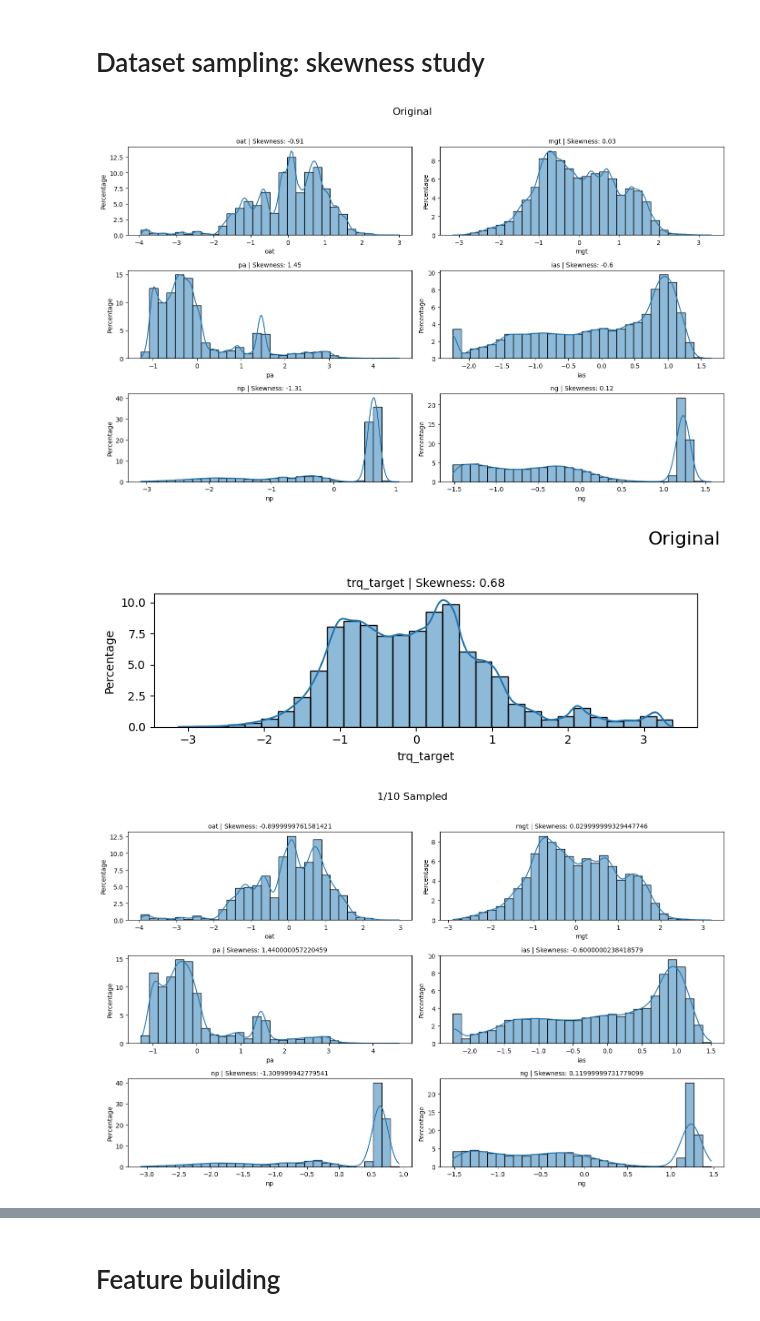
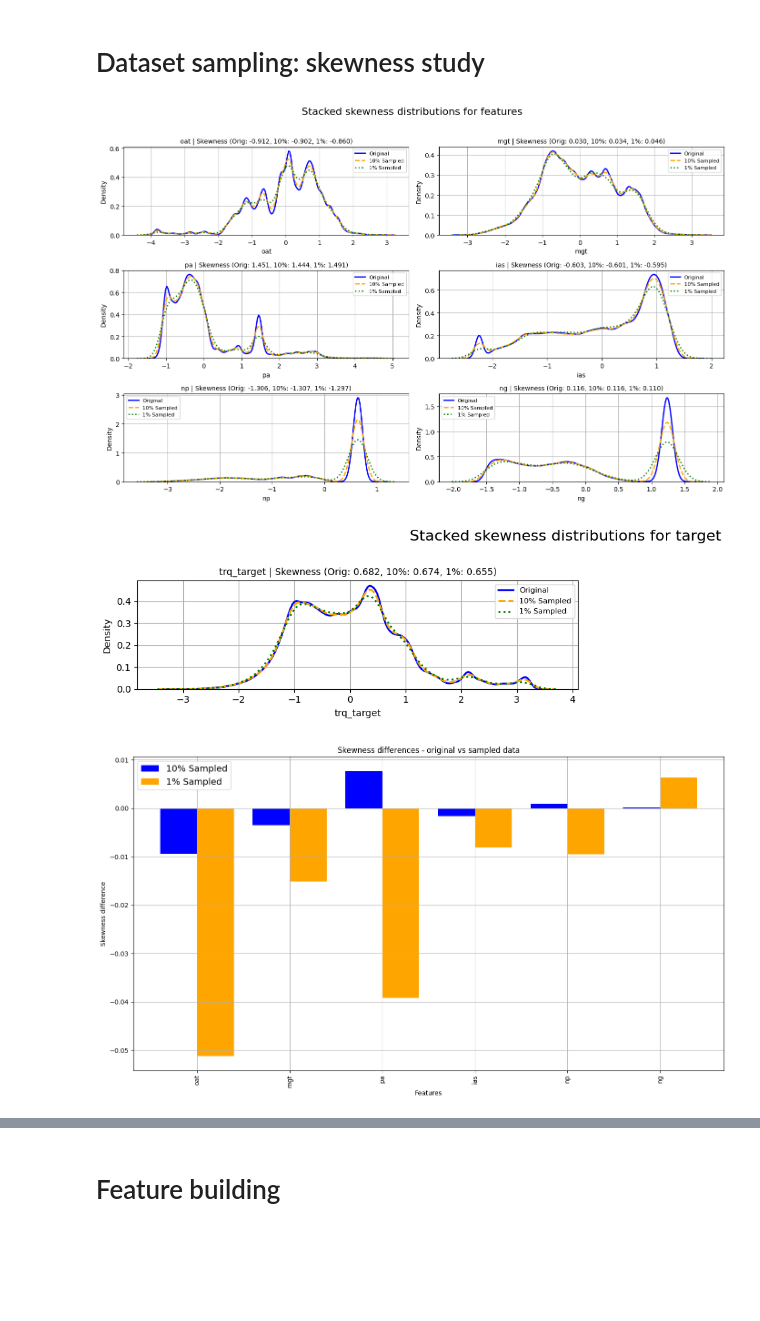
Before and after one commit to MrPio/PHM_North_America_2024_Challenge, a Jupyter notebook: 1-data_preprocessing/1-Data_Preprocessing.ipynb, the cells around one changed output, grey strips where cells are left out. Drawn from its saved outputs; the diff is of its cells as text; code cells hidden in the pictures; blank space fills up the shorter version.

```diff
--- a/1-data_preprocessing/1-Data_Preprocessing.ipynb
+++ b/1-data_preprocessing/1-Data_Preprocessing.ipynb
@@ -269,16 +269,15 @@ df_x = pd.read_csv('../dataset/X_train.csv').drop(columns=['id'])
 df_y = pd.read_csv('../dataset/y_train.csv')
 df_y['trq_target'] = df_x['trq_measured'] / (df_y['trq_margin'] / 100 + 1)
 
-if "faulty" in df_y.columns:
-    df_y = df_y.drop(columns=["faulty"])
-
 ### NORMALIZE DATA ###
 df_x_normalized = (df_x - df_x.mean()) / df_x.std()
-df_y_normalized = (df_y['trq_target'] - df_y['trq_target'].mean()) / df_y['trq_target'].std()
+df_y_normalized = df_y.copy()
+df_y_normalized['trq_target'] = (df_y['trq_target'] - df_y['trq_target'].mean()) / df_y['trq_target'].std()
 df_x_normalized.drop(columns=['trq_measured'], inplace=True)
+
 device = "cpu"
 train_x_1 = torch.tensor(df_x_normalized.values, dtype=torch.float32, device=device)
-train_y_1 = torch.tensor(df_y_normalized.values, dtype=torch.float32, device=device).unsqueeze(1)
+train_y_1 = torch.tensor(df_y_normalized[['trq_target', 'faulty']].values, dtype=torch.float32, device=device)
 assert train_x_1.shape[0] == train_y_1.shape[0]
 
 ### DOWNSAMPLE DATA TO 10% AND 1% OF THE ORIGINAL SIZE ###
@@ -291,56 +290,59 @@ train_x_100 = train_x_1[random_indices_100].numpy()
 train_y_100 = train_y_1[random_indices_100].numpy()
 
 ### CONVERT SAMPLED DATA TO DATAFRAMES ###
 df_x_10 = pd.DataFrame(train_x_10, columns=df_x_normalized.columns)
-df_y_10 = pd.DataFrame(train_y_10, columns=['trq_target'])
+df_y_10 = pd.DataFrame(train_y_10, columns=['trq_target', 'faulty'])
 df_x_100 = pd.DataFrame(train_x_100, columns=df_x_normalized.columns)
-df_y_100 = pd.DataFrame(train_y_100, columns=['trq_target'])
+df_y_100 = pd.DataFrame(train_y_100, columns=['trq_target', 'faulty'])
 
-def plot_skewness(df, title):
-        num_features = len(df.columns)
-        rows = (num_features + 1) // 2
-        fig, axes = plt.subplots(rows, 2, figsize=(14, rows * 3))
-        fig.suptitle(title, fontsize=16)
-        axes = axes.flatten()
+### PLOT SKEWNESS DISTRIBUTIONS ###
+def plot_stacked_skewness(df_original, df_sampled_10, df_sampled_100, title):
+    num_features = len(df_original.columns)
+    rows = (num_features + 1) // 2
+    fig, axes = plt.subplots(rows, 2, figsize=(14, rows * 3))
+    fig.suptitle(title, fontsize=16)
+    axes = axes.flatten()
 
-        for idx, feature in enumerate(df.columns):
-            sns.histplot(df[feature], kde=True, bins=30, ax=axes[idx], stat="percent")
-            axes[idx].set_title(f"{feature} | Skewness: {round(df[feature].skew(), 2)}", fontsize=10)
-            axes[idx].set_ylabel("Percentage")
+    for idx, feature in enumerate(df_original.columns):
+        sns.kdeplot(df_original[feature], ax=axes[idx], label="Original", color="blue", linewidth=2)
+        sns.kdeplot(df_sampled_10[feature], ax=axes[idx], label="10% Sampled", color="orange", linestyle="dashed", linewidth=2)
+        sns.kdeplot(df_sampled_100[feature], ax=axes[idx], label="1% Sampled", color="green", linestyle="dotted", linewidth=2)
+        axes[idx].set_title(f"{feature} | Skewness (Orig: {df_original[feature].skew():.3f}, 10%: {df_sampled_10[feature].skew():.3f}, 1%: {df_sampled_100[feature].skew():.3f})", fontsize=10)
+        axes[idx].legend(fontsize=8)
+        axes[idx].grid()
 
-        for i in range(idx + 1, len(axes)):
-            fig.delaxes(axes[i])
+    for i in range(idx + 1, len(axes)):
+        fig.delaxes(axes[i])
 
-        plt.tight_layout(rect=[0, 0, 1, 0.96])
-        plt.show()
+    plt.tight_layout(rect=[0, 0, 1, 0.96])
+    plt.show()
 
-### PLOT SKEWNESS ###
-plot_skewness(df_x_normalized, "Original")
-plot_skewness(df_y_normalized.to_frame(), "Original")
-plot_skewness(df_x_10, "1/10 Sampled")
-plot_skewness(df_y_10, "1/10 Sampled")
-plot_skewness(df_x_100, "1/100 Sampled")
-plot_skewness(df_y_100, "1/100 Sampled")
+# Plot stacked skewness for input features
+plot_stacked_skewness(df_x_normalized, df_x_10, df_x_100, "Stacked skewness distributions for features")
+
+# Plot stacked skewness for target variable
+plot_stacked_skewness(df_y_normalized[['trq_target']], df_y_10[['trq_target']], df_y_100[['trq_target']], "Stacked skewness distributions for target")
 
 ### PLOT SKEWNESS DIFFERENCES ###
 skew_diff_10 = df_x_normalized.skew() - df_x_10.skew()
 skew_diff_100 = df_x_normalized.skew() - df_x_100.skew()
 
 plt.figure(figsize=(14, 8))
 features = df_x_normalized.columns
 x = np.arange(len(features))
 
 plt.bar(x - 0.2, skew_diff_10, width=0.4, label="10% Sampled", color='blue')
 plt.bar(x + 0.2, skew_diff_100, width=0.4, label="1% Sampled", color='orange')
 
 plt.xlabel("Features")
 plt.ylabel("Skewness difference")
 plt.title("Skewness differences - original vs sampled data")
 plt.xticks(x, features, rotation=90)
 plt.legend(fontsize=14)
 plt.tight_layout()
+plt.grid()
 plt.show()
 # %% [output]
-[figure, old version]
+[figure, new version]
-[figure, old version]
+[figure, new version]
-[figure, old version]
+[figure, new version]
```
Also changed, not shown: parts of 8 cells of this notebook, 1 other file.
